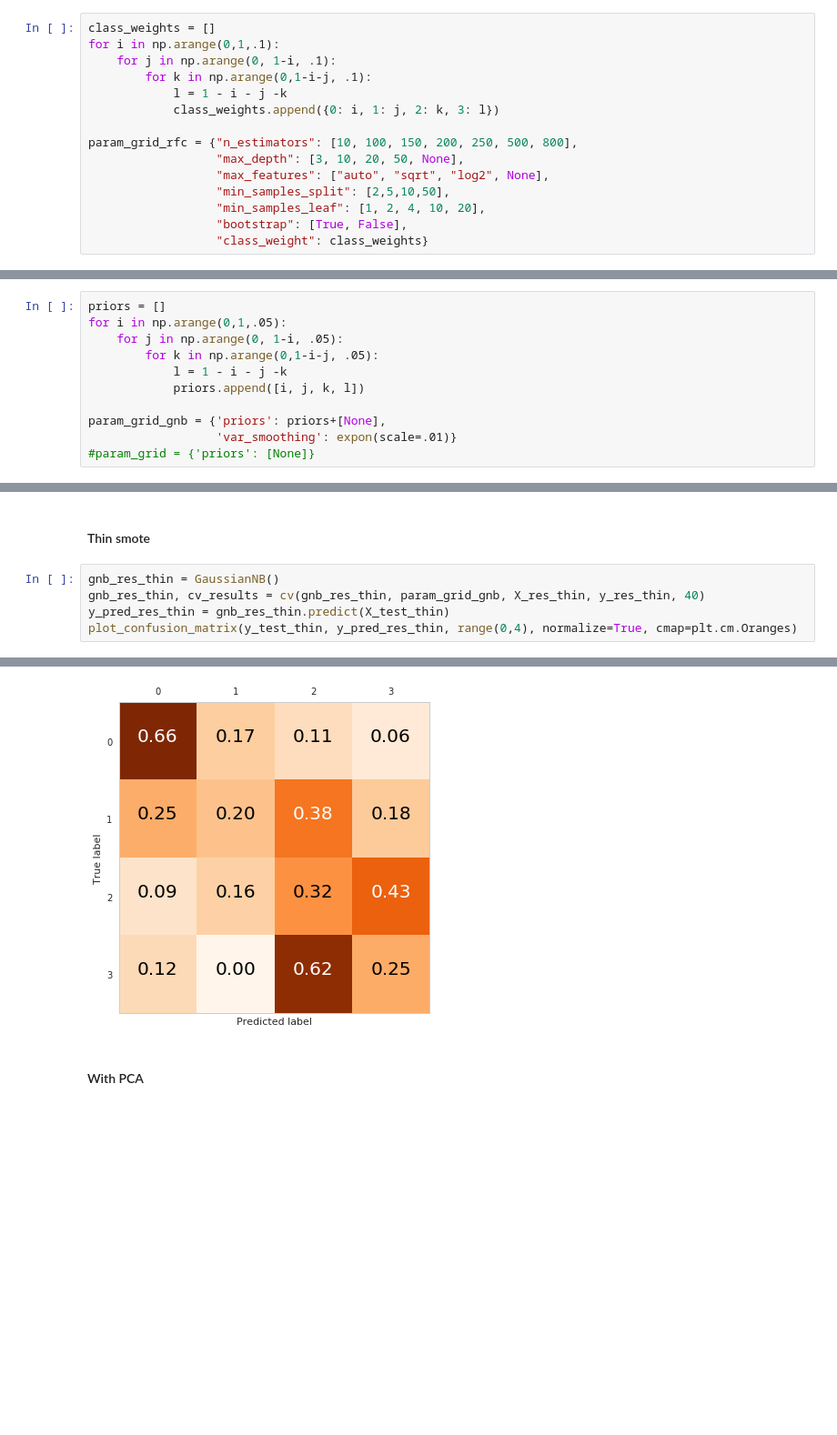
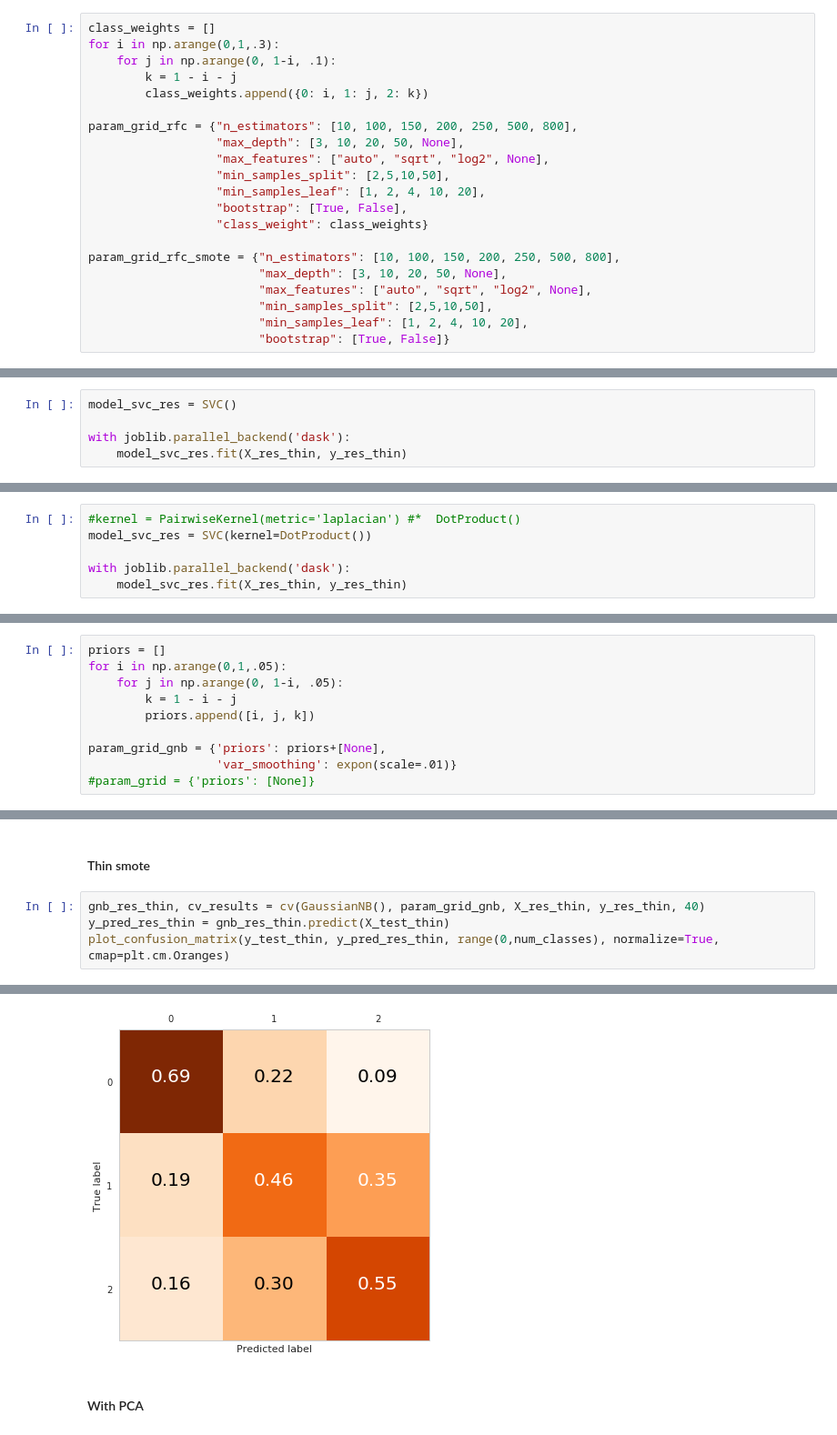
Before and after one commit to fmidev/sasse-polygon-process, a Jupyter notebook: notebooks/model_experiments.ipynb, the cells around one changed output, grey strips where cells are left out. Shown at 91% size. Cells and saved outputs as stored; diff of their text form; blank space fills up the shorter version.

```diff
--- a/notebooks/model_experiments.ipynb
+++ b/notebooks/model_experiments.ipynb
@@ -498,11 +273,10 @@ plot_confusion_matrix(y_test, y_pred_res, range(0,4), normalize=True, cmap=plt.c
 #### Randomised CV search for RFC
 # %%
 class_weights = []
-for i in np.arange(0,1,.1):
+for i in np.arange(0,1,.3):
     for j in np.arange(0, 1-i, .1):
-        for k in np.arange(0,1-i-j, .1):
-            l = 1 - i - j -k
-            class_weights.append({0: i, 1: j, 2: k, 3: l})
+        k = 1 - i - j
+        class_weights.append({0: i, 1: j, 2: k})
 
 param_grid_rfc = {"n_estimators": [10, 100, 150, 200, 250, 500, 800],
                   "max_depth": [3, 10, 20, 50, None],
@@ -511,3 +285,10 @@ param_grid_rfc = {"n_estimators": [10, 100, 150, 200, 250, 500, 800],
                   "min_samples_leaf": [1, 2, 4, 10, 20],
                   "bootstrap": [True, False],
                   "class_weight": class_weights}
+
+param_grid_rfc_smote = {"n_estimators": [10, 100, 150, 200, 250, 500, 800],
+                        "max_depth": [3, 10, 20, 50, None],
+                        "max_features": ["auto", "sqrt", "log2", None],
+                        "min_samples_split": [2,5,10,50],
+                        "min_samples_leaf": [1, 2, 4, 10, 20],
+                        "bootstrap": [True, False]}
@@ -657,0 +508,5 @@ plot_confusion_matrix(y_test, y_pred, range(0,4), normalize=True, cmap=plt.cm.Or
+# %%
+model_svc_res = SVC()
+
+with joblib.parallel_backend('dask'):
+    model_svc_res.fit(X_res_thin, y_res_thin)
@@ -695,0 +649,6 @@ plot_confusion_matrix(y_test, y_pred, range(0,4), normalize=True, cmap=plt.cm.Or
+# %%
+#kernel = PairwiseKernel(metric='laplacian') #*  DotProduct()
+model_svc_res = SVC(kernel=DotProduct())
+
+with joblib.parallel_backend('dask'):
+    model_svc_res.fit(X_res_thin, y_res_thin)
@@ -727,9 +763,8 @@ ax.plot(x, expon.pdf(x, scale=scale),
 priors = []
 for i in np.arange(0,1,.05):
     for j in np.arange(0, 1-i, .05):
-        for k in np.arange(0,1-i-j, .05):
-            l = 1 - i - j -k
-            priors.append([i, j, k, l])
+        k = 1 - i - j
+        priors.append([i, j, k])
 
 param_grid_gnb = {'priors': priors+[None],
                   'var_smoothing': expon(scale=.01)}
@@ -823,9 +863,8 @@ Using configuration: {'priors': [0.2, 0.5, 0.2, 0.10000000000000003], 'var_smoot
 # %% [markdown]
 #### Thin smote
 # %%
-gnb_res_thin = GaussianNB()
-gnb_res_thin, cv_results = cv(gnb_res_thin, param_grid_gnb, X_res_thin, y_res_thin, 40)
+gnb_res_thin, cv_results = cv(GaussianNB(), param_grid_gnb, X_res_thin, y_res_thin, 40)
 y_pred_res_thin = gnb_res_thin.predict(X_test_thin)
-plot_confusion_matrix(y_test_thin, y_pred_res_thin, range(0,4), normalize=True, cmap=plt.cm.Oranges)
+plot_confusion_matrix(y_test_thin, y_pred_res_thin, range(0,num_classes), normalize=True, cmap=plt.cm.Oranges)
 # %% [output]
 ..performing cv search...
@@ -849,4 +889,4 @@ Using configuration: {'priors': [0.05, 0.1, 0.75, 0.09999999999999998], 'var_smo
-[figure, old version]
+[figure, new version]
 # %% [markdown]
 #### With PCA
 # %% [markdown]
```
Also changed, not shown: parts of 135 cells of this notebook, 7 other files.
